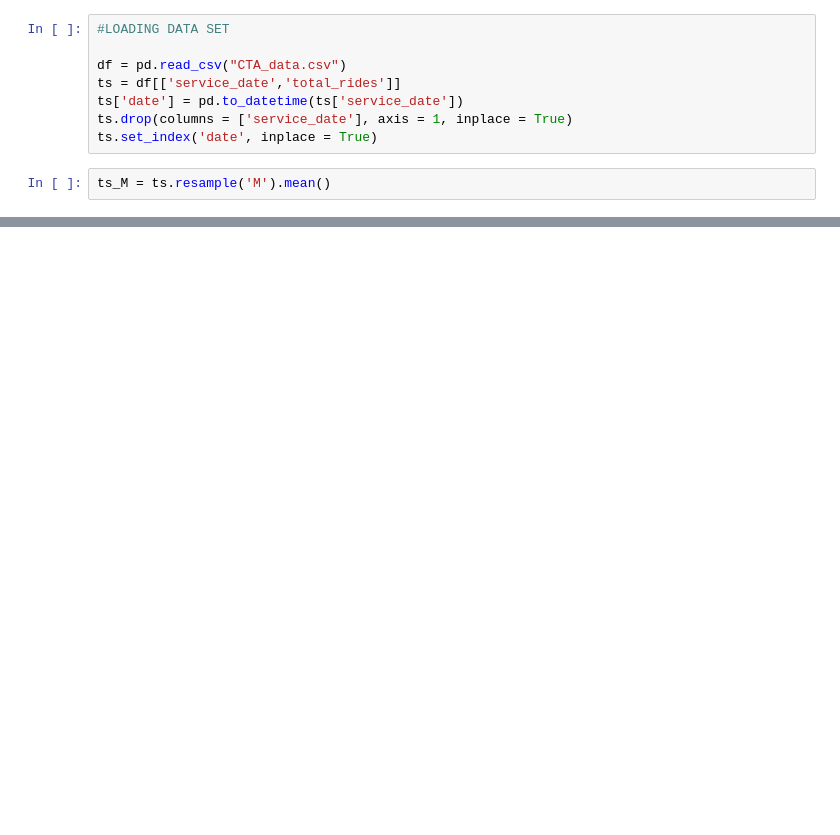
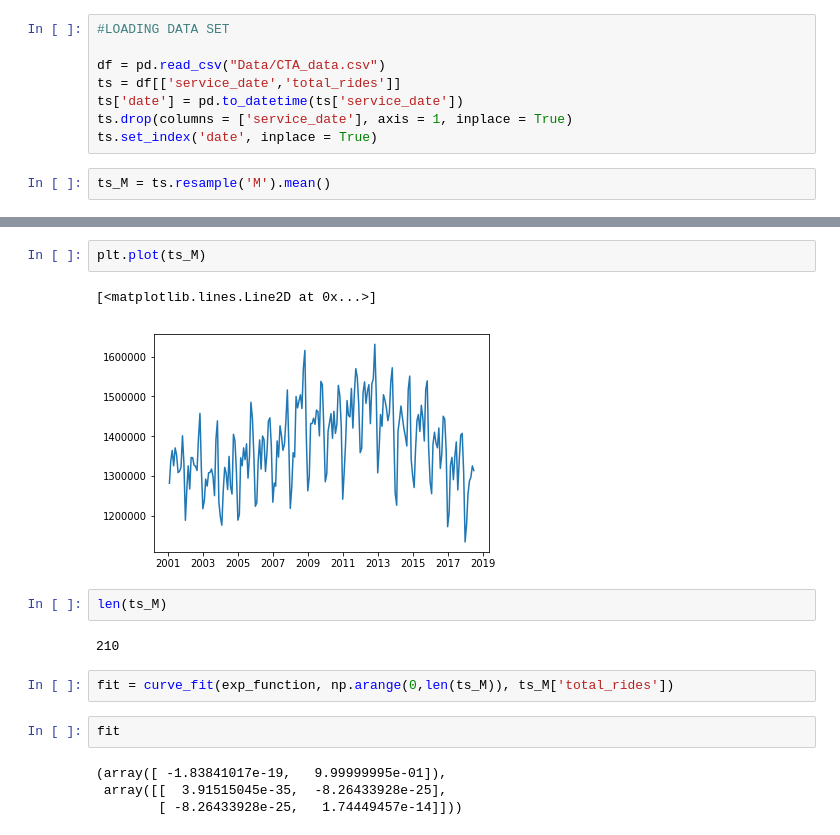
Before and after one commit to sadupk/cta-forecast, a Jupyter notebook: Model_beta1.0.ipynb, the cells around one changed output, grey strips where cells are left out. Drawn from its saved outputs; the diff is of its cells as text; blank space fills up the shorter version.

```diff
--- a/Model_beta1.0.ipynb
+++ b/Model_beta1.0.ipynb
@@ -14,7 +14,7 @@ warnings.filterwarnings("ignore")
 # %%
 #LOADING DATA SET
 
-df = pd.read_csv("CTA_data.csv")
+df = pd.read_csv("Data/CTA_data.csv")
 ts = df[['service_date','total_rides']]
 ts['date'] = pd.to_datetime(ts['service_date'])
 ts.drop(columns = ['service_date'], axis = 1, inplace = True)
@@ -58,0 +82,17 @@ Best model is ARMA(6,5)
+# %%
+plt.plot(ts_M)
+# %% [output]
+[<matplotlib.lines.Line2D at 0x...>]
+[figure, added]
+# %%
+len(ts_M)
+# %% [output]
+210
+# %%
+fit = curve_fit(exp_function, np.arange(0,len(ts_M)), ts_M['total_rides'])
+# %%
+fit
+# %% [output]
+(array([ -1.83841017e-19,   9.99999995e-01]),
+ array([[  3.91515045e-35,  -8.26433928e-25],
+        [ -8.26433928e-25,   1.74449457e-14]]))
```
Also changed, not shown: parts of 6 cells of this notebook, 2 other files.
